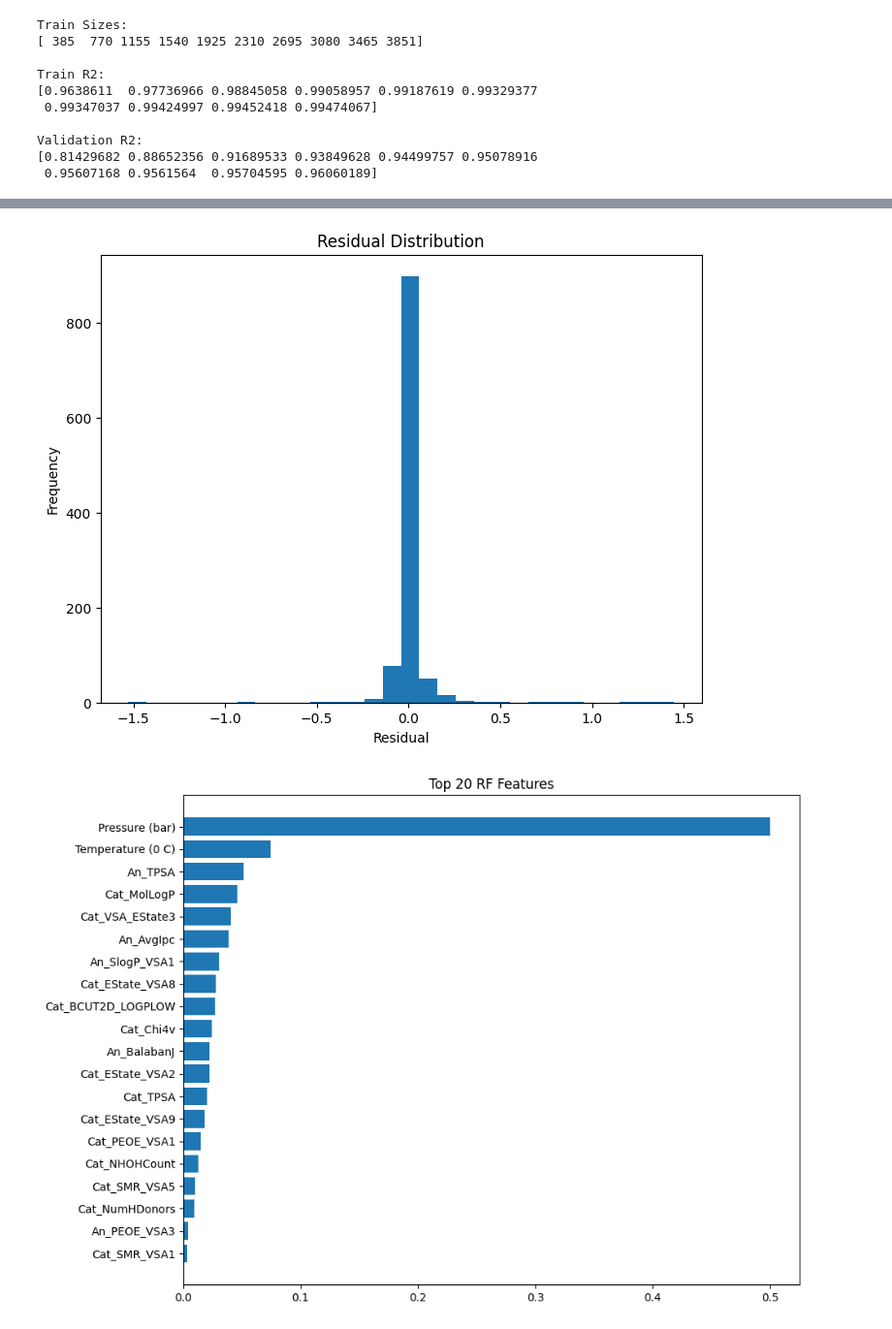
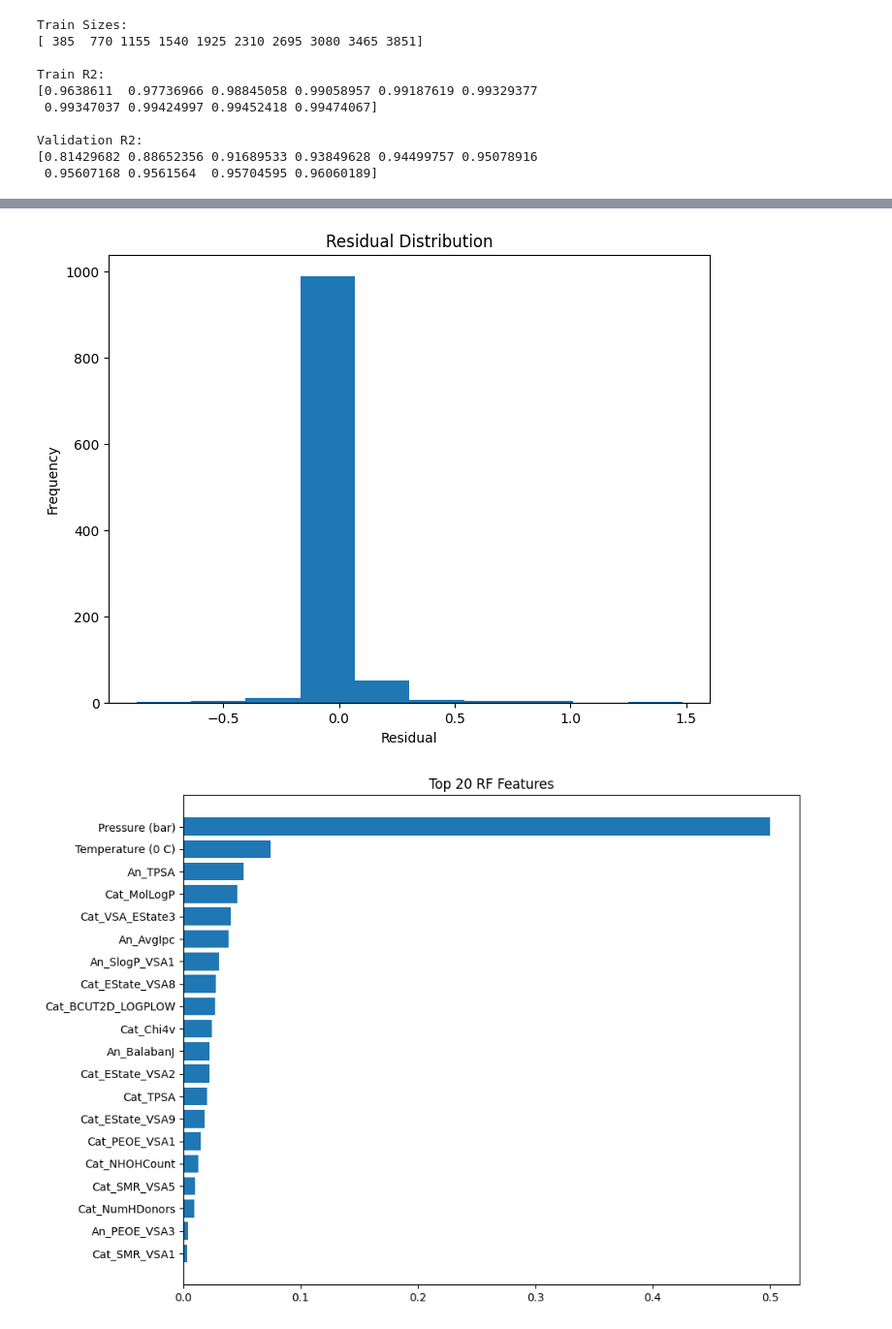
Before and after one commit to Jaideepsingh11/CO2_Solubility_Prediction_Using_Ionic_Liquids, a Jupyter notebook: notebooks/RF.ipynb, the cells around one changed output, grey strips where cells are left out. Shown at 97% size. Drawn from its saved outputs; the diff is of its cells as text; code cells hidden in the pictures.

```diff
--- a/notebooks/RF.ipynb
+++ b/notebooks/RF.ipynb
@@ -151,10 +151,10 @@ rf_search = RandomizedSearchCV(
     estimator=rf,
     param_distributions=param_grid,
     n_iter=30,
-    cv=5,
+    cv=10,
     scoring="r2",
     n_jobs=-1,
-    random_state=42
+    random_state=41
 )
 
 rf_search.fit(X_train, y_train)
@@ -206,19 +277,19 @@ residuals = y_test - y_pred
 # %%
 plt.figure(figsize=(8,6))
 
 plt.hist(
     residuals,
-    bins=30
+    bins=10
 )
 
 plt.xlabel("Residual")
 plt.ylabel("Frequency")
 
 plt.title("Residual Distribution")
 
 plt.show()
 # %% [output]
-[figure, old version]
+[figure, new version]
 # %%
 importance_df = pd.DataFrame({
 
```
Also changed, not shown: parts of 14 cells of this notebook, 13 other files.
